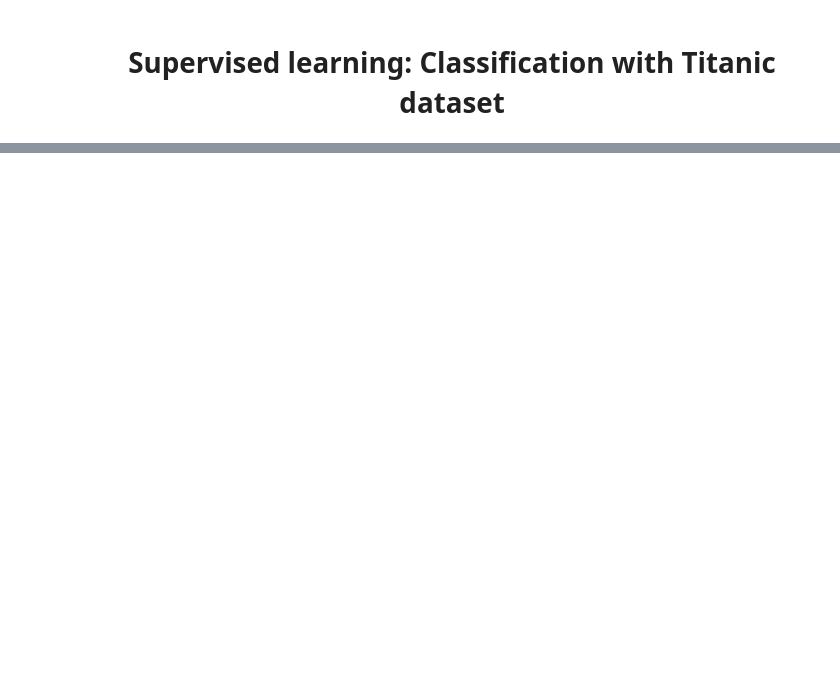
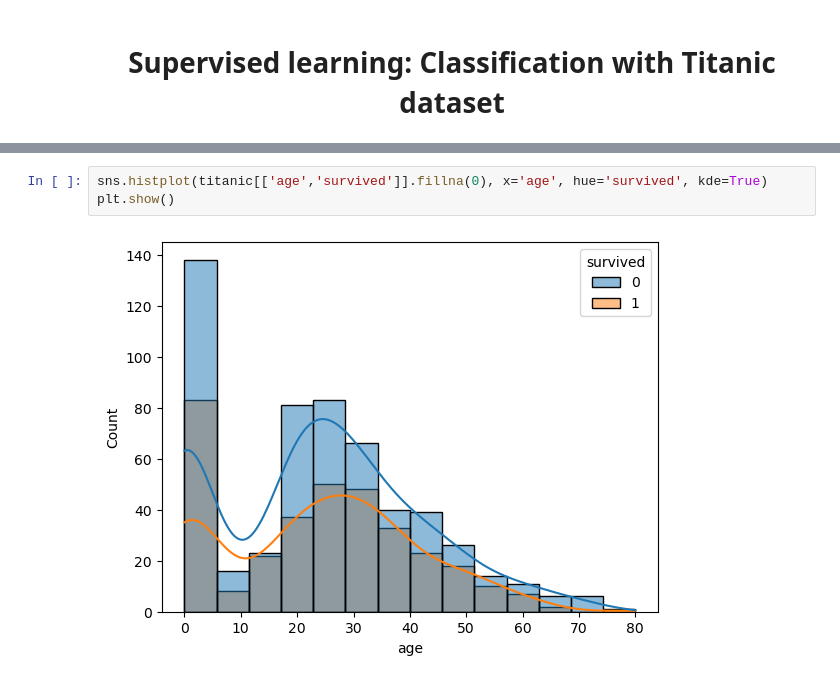
Before and after one commit to honghanhh/py40a12l2, a Jupyter notebook: lectures/lecture4/titanic.ipynb, the cells around one changed output, grey strips where cells are left out. Cells and saved outputs as stored; diff of their text form; blank space fills up the shorter version.

```diff
--- a/lectures/lecture4/titanic.ipynb
+++ b/lectures/lecture4/titanic.ipynb
@@ -30,0 +92,5 @@
+# %%
+sns.histplot(titanic[['age','survived']].fillna(0), x='age', hue='survived', kde=True)
+plt.show()
+# %% [output]
+[figure, added]
```
Also changed, not shown: parts of 37 cells of this notebook.
